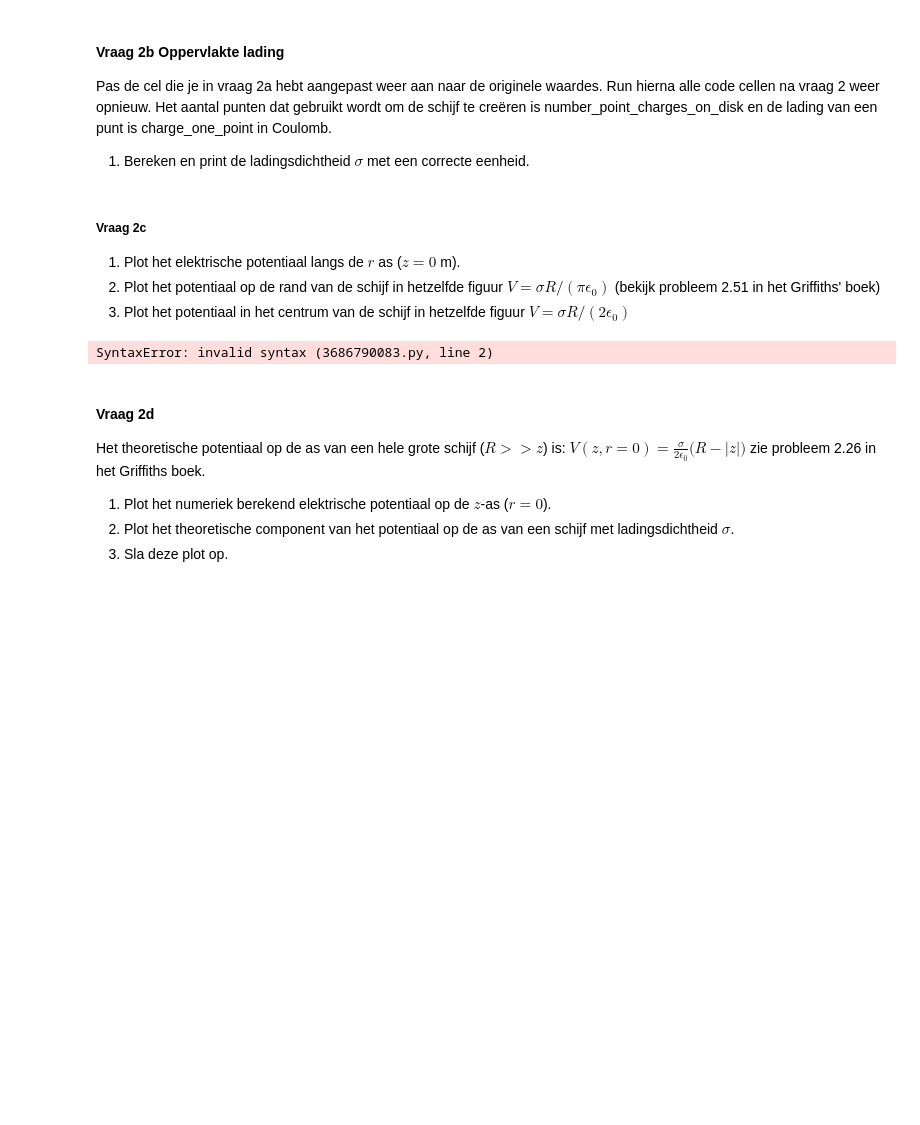
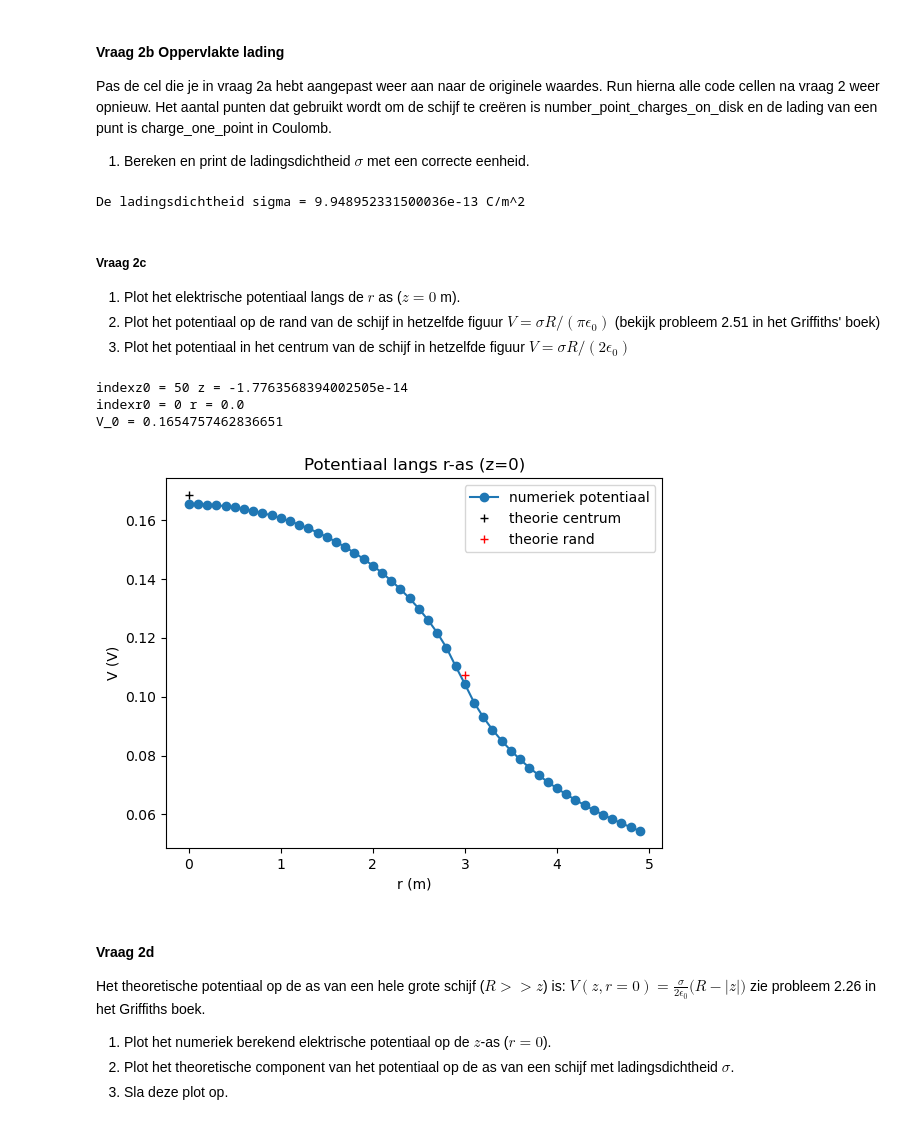
Before and after one commit to JensGroen/opdrachten-DEF-D, a Jupyter notebook: DigitaleOntwerpopdrachten/1CondensatorOpdracht/CondensatorOntwerpopdracht.ipynb, the cells around one changed output. Drawn from its saved outputs; the diff is of its cells as text; code cells hidden in the pictures; blank space fills up the shorter version.

```diff
--- a/DigitaleOntwerpopdrachten/1CondensatorOpdracht/CondensatorOntwerpopdracht.ipynb
+++ b/DigitaleOntwerpopdrachten/1CondensatorOpdracht/CondensatorOntwerpopdracht.ipynb
@@ -177,8 +181,14 @@ Het aantal punten dat gebruikt wordt om de schijf te creëren is number_point_ch
 1. Bereken en print de ladingsdichtheid $\sigma$ met een correcte eenheid.
 # %%
 ###
-###Hier jouw code###
+A = np.pi * disk_radius**2
+Q = number_point_charges_on_disk * charge_one_point
+
+sigma = Q/A
+print("De ladingsdichtheid sigma =" , sigma , "C/m^2")
 ###
+# %% [output]
+De ladingsdichtheid sigma = 9.948952331500036e-13 C/m^2
 # %% [markdown]
 ##### Vraag 2c
 
@@ -188,22 +198,62 @@ Het aantal punten dat gebruikt wordt om de schijf te creëren is number_point_ch
 3. Plot het potentiaal in het centrum van de schijf in hetzelfde figuur $V = \sigma R/(2 \epsilon_0)$
 # %%
 # Vul deze code aan zodat deze vraag 2.3 beantwoord.
-idx_z_zero =
+e0 = 8.85418782*10**-12
 
-V_0 =  # potentiaal op r = 0
+def rand(sigma, R, e0):
+    Vrand = sigma * R/(np.pi * e0)
+    return Vrand
 
-V_R =  # potentiaal op de straal van de schijf
-r_R =  # straal van de schijf
+def center(sigma, R, e0):
+    Vcenter = sigma * R/(2 * e0)
+    return Vcenter
 
-plt.title(f"Jullie titel")
-plt.plot(r, V, "o-", label="numeriek potentiaal")
-plt.plot(0, V_0, "c.", label="theoretisch potentiaal $r$=0 m")
-plt.plot(r_R, V_R, "c.", label="theoretisch potentiaal $r$=$R$ m")
+Vrand = rand(sigma, disk_radius, e0)
+Vcenter = center(sigma, disk_radius, e0)
+
+# index voor z = 0
+indexz0 = None
+for i in range(len(z)):
+    if abs(z[i]) < 1e-10:
+        indexz0 = i
+        break
+
+# index voor r = 0
+indexr0 = None
+for j in range(len(r)):
+    if abs(r[j]) < 1e-10:
+        indexr0 = j
+        break
+
+print("indexz0 =", indexz0, "z =", z[indexz0])
+print("indexr0 =", indexr0, "r =", r[indexr0])
+
+# numeriek potentiaal op (z=0, r=0)
+V_0 = V[indexz0, indexr0]
+print("V_0 =", V_0)
+
+# numeriek potentiaal langs de r-as bij z = 0
+V_R = V[indexz0, :]
+r_R = r
+
+plt.title("Potentiaal langs r-as (z=0)")
+plt.plot(r_R, V_R, "o-", label="numeriek potentiaal")
+
+# theoretische referenties als horizontale lijnen
+plt.plot(0, Vcenter, "k+", label="theorie centrum")
+plt.plot(disk_radius, Vrand, "r+", label="theorie rand")
+
+#numeriek centrum
+
 plt.legend()
-plt.xlabel("Een relevante eenheid")
-plt.ylabel("Een relevante eenheid")
+plt.xlabel("r (m)")
+plt.ylabel("V (V)")
+plt.show()
 # %% [output]
-SyntaxError: invalid syntax (3686790083.py, line 2)
+indexz0 = 50 z = -1.7763568394002505e-14
+indexr0 = 0 r = 0.0
+V_0 = 0.1654757462836651
+[figure, added]
 # %% [markdown]
 #### Vraag 2d
 
```
Also changed, not shown: parts of 2 cells of this notebook.
